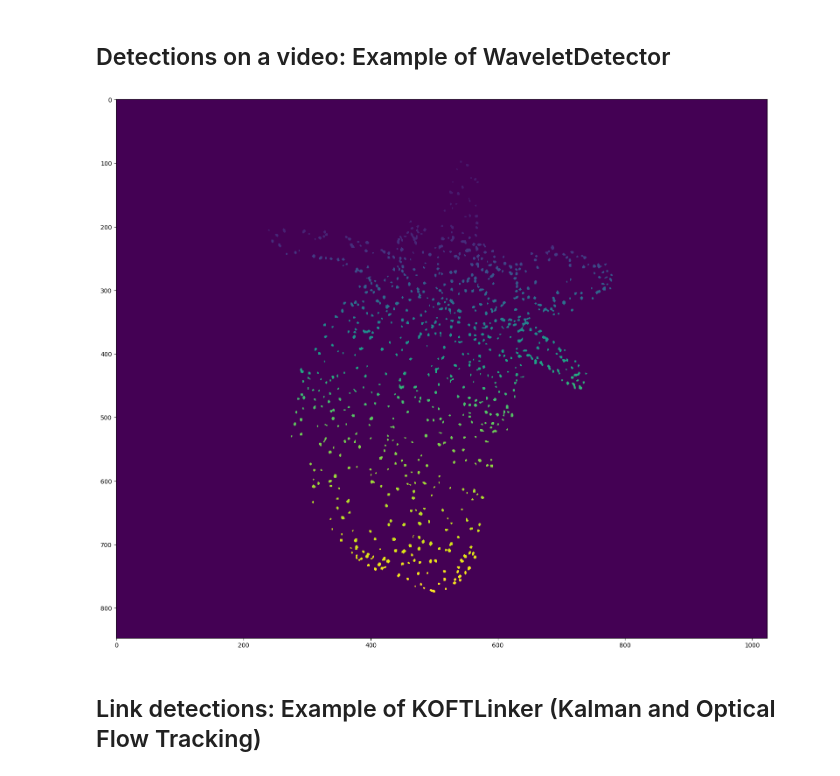
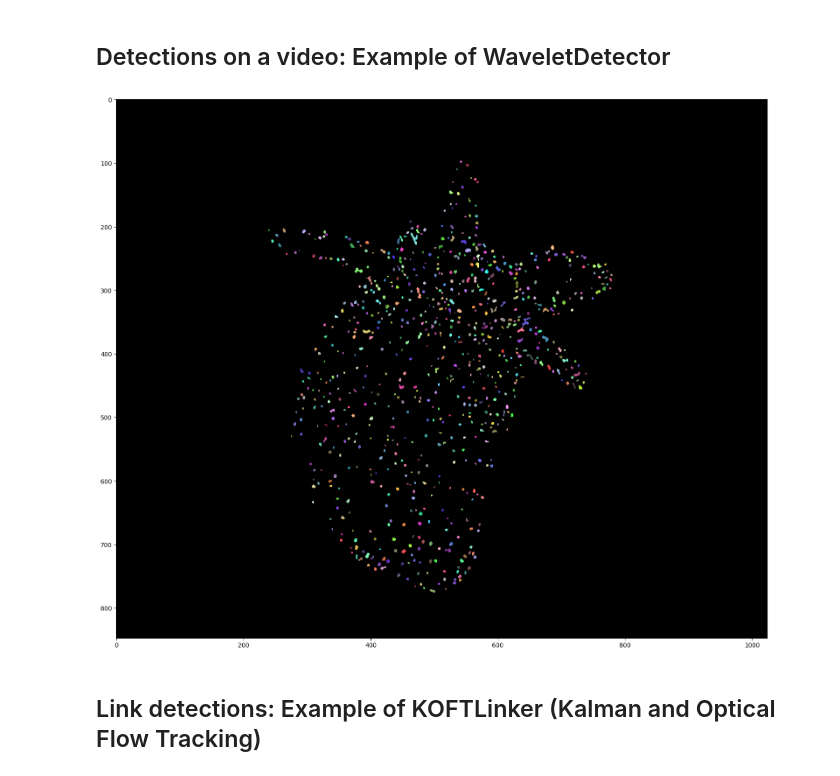
Before and after one commit to raphaelreme/byotrack, a Jupyter notebook: docs/source/run_examples/ByoTrack fundamental.ipynb, the cells around one changed output. Drawn from its saved outputs; the diff is of its cells as text; code cells hidden in the pictures.

```diff
--- a/docs/source/run_examples/ByoTrack fundamental.ipynb
+++ b/docs/source/run_examples/ByoTrack fundamental.ipynb
@@ -27,14 +27,12 @@ TEST = True  # Set to False to analyze a whole video
 if TEST:
     video = video[:50]  # Temporal slicing to analyze only the first 50 frames
 # %%
-# For video only (With numpy arrays, your are responsible for channels aggregation and normalization)
-# A transform can be added to normalize and aggregate channels
+# Preprocess the video (normalization & channel aggregation)
 
-transform_config = byotrack.VideoTransformConfig(
-    aggregate=True, normalize=True, q_min=0.01, q_max=0.999, smooth_clip=1.0
-)
-video.set_transform(transform_config)
+print(video.shape, video.dtype)
 
-# Show the min max value used to clip and normalize
-print(video._normalizer.mini, video._normalizer.maxi)
+video.add_preprocessor(byotrack.video.ChannelProjection("mean"))
+video = video.normalize(q_min=0.01, q_max=0.999, smooth_clip=1.0)
+
+print(video.shape, video.dtype)
 # %% [output]
@@ -72,19 +71,20 @@ detections_sequence = detector.run(video)
 # %%
 # Display the first detections
 
 segmentation = detections_sequence[0].segmentation
 
 if detections_sequence[0].dim == 3:  # 3D
     segmentation = segmentation[segmentation.shape[0] // 2]  # Show the segmentation in the middle of the stack
 
-segmentation = segmentation.clone()
-segmentation[segmentation != 0] += 50  # Improve visibility of firsts labels
+np.random.seed(0)
+colors = np.random.randint(50, 255, (detections_sequence[0].length * 2, 3))
+colors[0] = 0
 
 plt.figure(figsize=(24, 16), dpi=100)
-plt.imshow(segmentation)
+plt.imshow(colors[segmentation])
 plt.show()
 # %% [output]
-[figure, old version]
+[figure, new version]
 # %%
 # Display the detections with opencv
 # Use w/x to move forward in time (or space to run/pause the video)
```
Also changed, not shown: parts of 19 cells of this notebook, 8 other files.
